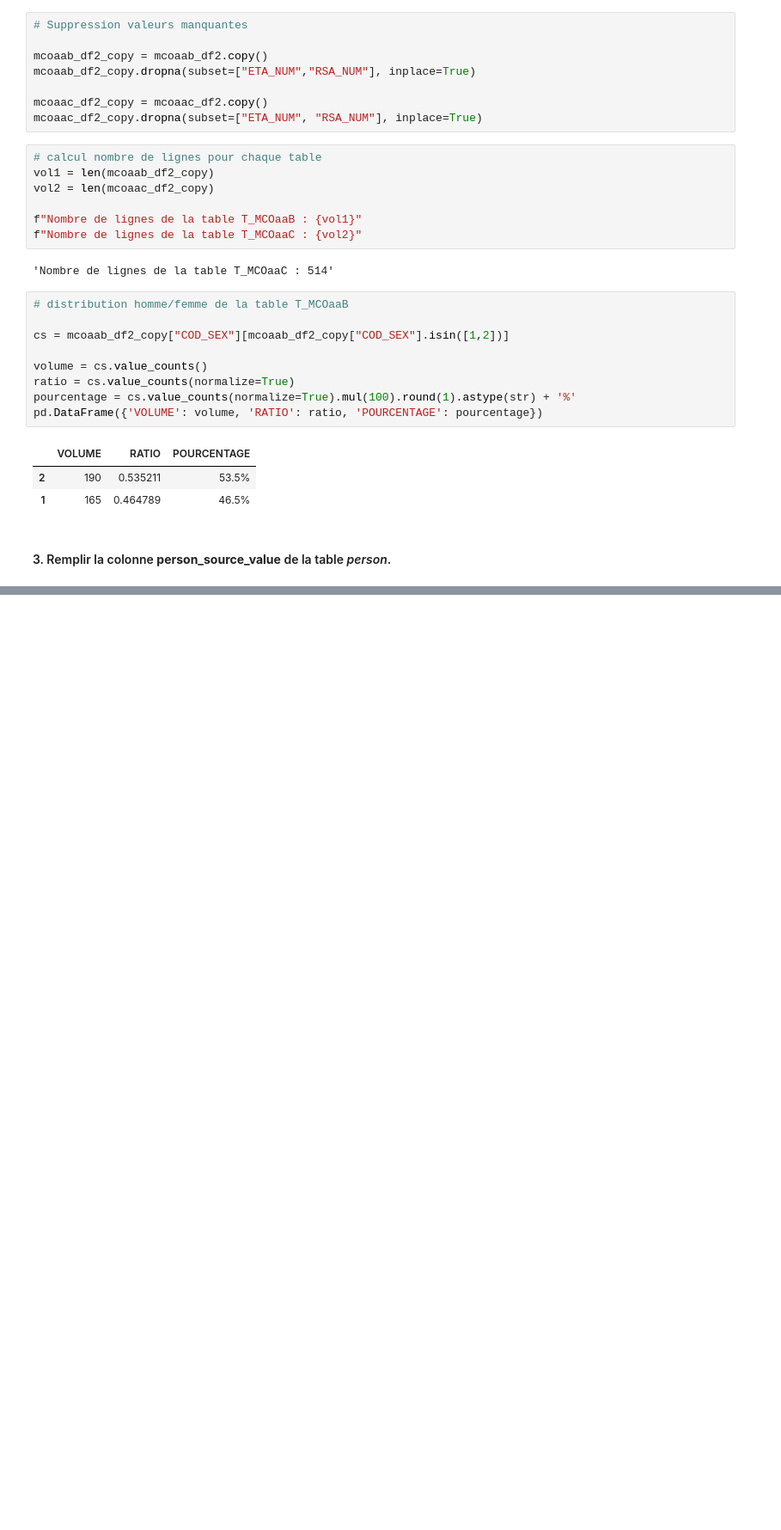
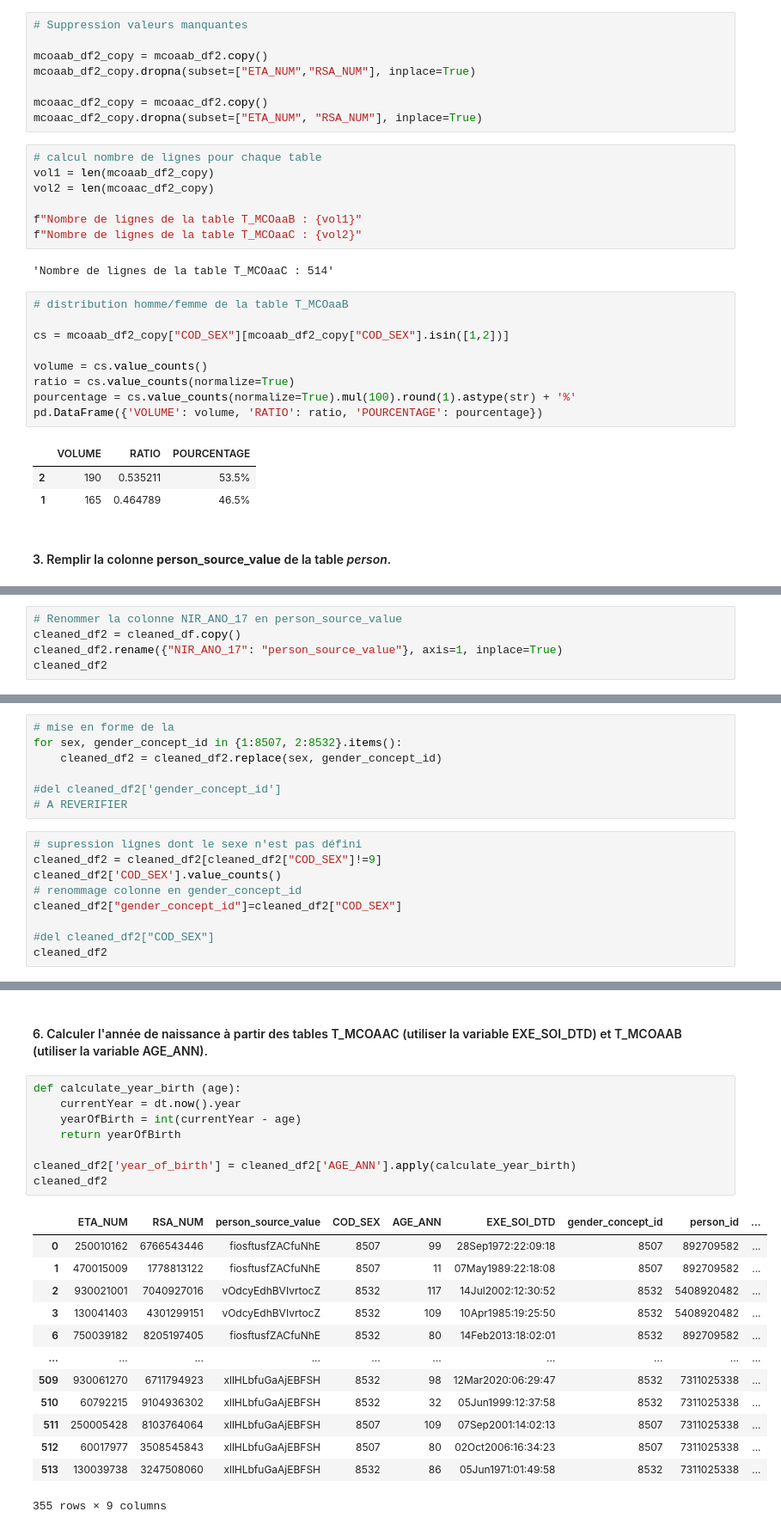
Before and after one commit to salishrodinger/Test_HDH, a Jupyter notebook: test_snds.ipynb, the cells around one changed output, grey strips where cells are left out. Shown at 86% size. Saved outputs shown, nothing was run; the diff lists cells and outputs as text; blank space fills up the shorter version.

```diff
--- a/test_snds.ipynb
+++ b/test_snds.ipynb
@@ -107,0 +152,5 @@ pd.DataFrame({'VOLUME': volume, 'RATIO': ratio, 'POURCENTAGE': pourcentage})
+# %%
+# Renommer la colonne NIR_ANO_17 en person_source_value
+cleaned_df2 = cleaned_df.copy()
+cleaned_df2.rename({"NIR_ANO_17": "person_source_value"}, axis=1, inplace=True)
+cleaned_df2
@@ -107,0 +173,16 @@ pd.DataFrame({'VOLUME': volume, 'RATIO': ratio, 'POURCENTAGE': pourcentage})
+# %%
+# mise en forme de la
+for sex, gender_concept_id in {1:8507, 2:8532}.items():
+    cleaned_df2 = cleaned_df2.replace(sex, gender_concept_id)
+
+#del cleaned_df2['gender_concept_id']
+# A REVERIFIER
+# %%
+# supression lignes dont le sexe n'est pas défini
+cleaned_df2 = cleaned_df2[cleaned_df2["COD_SEX"]!=9]
+cleaned_df2['COD_SEX'].value_counts()
+# renommage colonne en gender_concept_id
+cleaned_df2["gender_concept_id"]=cleaned_df2["COD_SEX"]
+
+#del cleaned_df2["COD_SEX"]
+cleaned_df2
@@ -107,0 +226,24 @@ pd.DataFrame({'VOLUME': volume, 'RATIO': ratio, 'POURCENTAGE': pourcentage})
+# %% [markdown]
+#### 6. Calculer l'année de naissance à partir des tables T_MCOAAC (utiliser la variable EXE_SOI_DTD) et T_MCOAAB (utiliser la variable AGE_ANN).
+# %%
+def calculate_year_birth (age):
+    currentYear = dt.now().year
+    yearOfBirth = int(currentYear - age)
+    return yearOfBirth
+
+cleaned_df2['year_of_birth'] = cleaned_df2['AGE_ANN'].apply(calculate_year_birth)
+cleaned_df2
+# %% [output]
+|  | ETA_NUM | RSA_NUM | person_source_value | COD_SEX | AGE_ANN | EXE_SOI_DTD | gender_concept_id | person_id | ... |
+| 0 | 250010162 | 6766543446 | fiosftusfZACfuNhE | 8507 | 99 | 28Sep1972:22:09:18 | 8507 | 892709582 | ... |
+| 1 | 470015009 | 1778813122 | fiosftusfZACfuNhE | 8507 | 11 | 07May1989:22:18:08 | 8507 | 892709582 | ... |
+| 2 | 930021001 | 7040927016 | vOdcyEdhBVIvrtocZ | 8532 | 117 | 14Jul2002:12:30:52 | 8532 | 5408920482 | ... |
+| 3 | 130041403 | 4301299151 | vOdcyEdhBVIvrtocZ | 8532 | 109 | 10Apr1985:19:25:50 | 8532 | 5408920482 | ... |
+| 6 | 750039182 | 8205197405 | fiosftusfZACfuNhE | 8532 | 80 | 14Feb2013:18:02:01 | 8532 | 892709582 | ... |
+| ... | ... | ... | ... | ... | ... | ... | ... | ... | ... |
+| 509 | 930061270 | 6711794923 | xllHLbfuGaAjEBFSH | 8532 | 98 | 12Mar2020:06:29:47 | 8532 | 7311025338 | ... |
+| 510 | 60792215 | 9104936302 | xllHLbfuGaAjEBFSH | 8532 | 32 | 05Jun1999:12:37:58 | 8532 | 7311025338 | ... |
+| 511 | 250005428 | 8103764064 | xllHLbfuGaAjEBFSH | 8507 | 109 | 07Sep2001:14:02:13 | 8507 | 7311025338 | ... |
+| 512 | 60017977 | 3508545843 | xllHLbfuGaAjEBFSH | 8507 | 80 | 02Oct2006:16:34:23 | 8507 | 7311025338 | ... |
+| 513 | 130039738 | 3247508060 | xllHLbfuGaAjEBFSH | 8532 | 86 | 05Jun1971:01:49:58 | 8532 | 7311025338 | ... |
+355 rows × 9 columns
```
Also changed, not shown: parts of 21 cells of this notebook, 2 other files.
